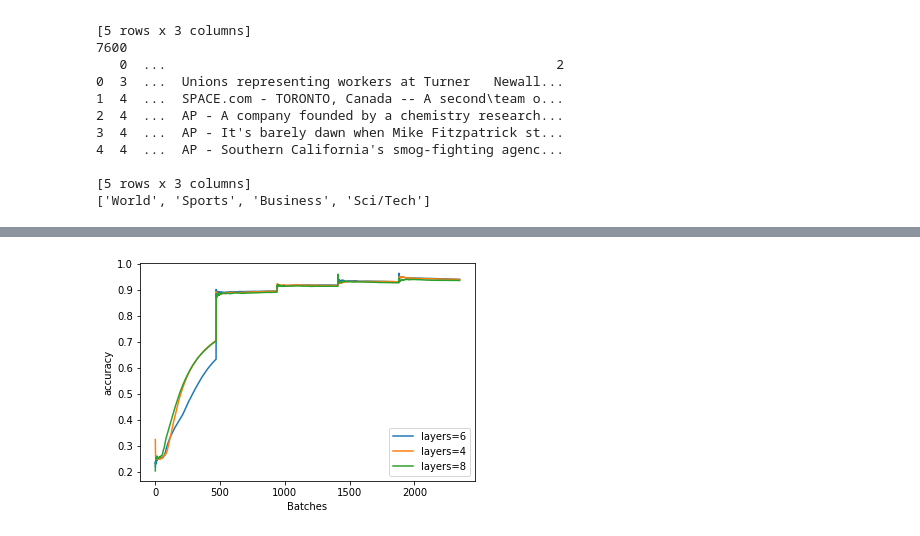
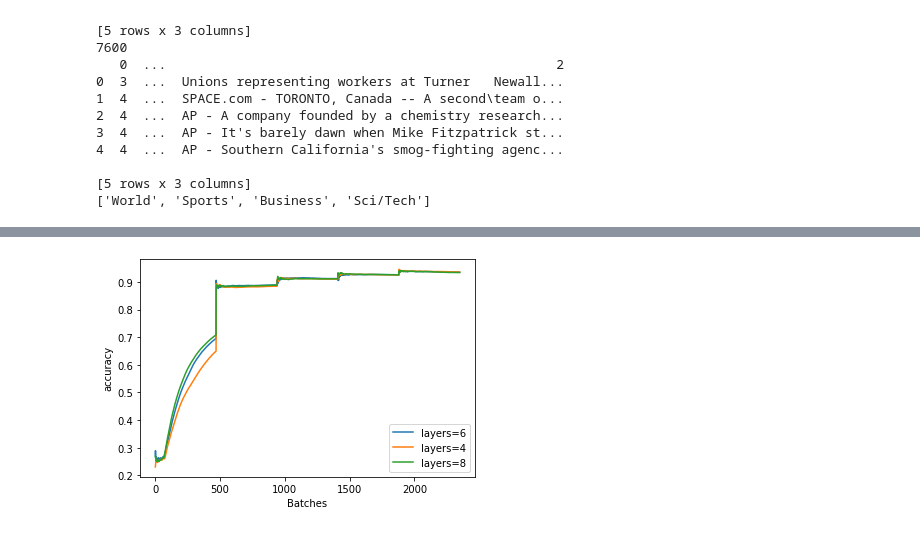
Before and after one commit to buzhangjiuzhou/DLfinal, a Jupyter notebook: bert_AGnews_3.ipynb, the cells around one changed output, grey strips where cells are left out. Saved outputs shown, nothing was run; the diff lists cells and outputs as text; code cells hidden in the pictures.

```diff
--- a/bert_AGnews_3.ipynb
+++ b/bert_AGnews_3.ipynb
@@ -158,7 +158,7 @@ validation_rate = 0.1
 # %%
 # 模型放在这里
 # model = TFBertForSequenceClassification.from_pretrained("bert-base-uncased", num_labels=4) # 分类类别数
-cnfg = BertConfig(hidden_size=hidden_size, num_labels=4, num_hidden_layers=6, num_attention_heads=4, intermediate_size=512)
+cnfg = BertConfig(hidden_size=hidden_size, num_labels=4, num_hidden_layers=6, num_attention_heads=4, intermediate_size=1024)
 model = TFBertForSequenceClassification(cnfg)
 # model.summary()
 # model.config
@@ -467,5 +470,5 @@ Epoch 5/5
 # %%
-cnfg = BertConfig(hidden_size=hidden_size, num_labels=4, num_hidden_layers=4, num_attention_heads=4, intermediate_size=512)
+cnfg = BertConfig(hidden_size=hidden_size, num_labels=4, num_hidden_layers=4, num_attention_heads=4, intermediate_size=1024)
 model = TFBertForSequenceClassification(cnfg)
 optimizer = tf.keras.optimizers.Adam(learning_rate=0.0001, epsilon=1e-08, clipnorm=1.0)
 loss = tf.keras.losses.SparseCategoricalCrossentropy(from_logits=True)
@@ -479,7 +482,7 @@ history1 = model.fit(x=[train_ids, train_mask],
      callbacks=[BatchCallback()],
      shuffle=True)
 
-cnfg = BertConfig(hidden_size=hidden_size, num_labels=4, num_hidden_layers=8, num_attention_heads=4, intermediate_size=512)
+cnfg = BertConfig(hidden_size=hidden_size, num_labels=4, num_hidden_layers=8, num_attention_heads=4, intermediate_size=1024)
 model = TFBertForSequenceClassification(cnfg)
 optimizer = tf.keras.optimizers.Adam(learning_rate=0.0001, epsilon=1e-08, clipnorm=1.0)
 loss = tf.keras.losses.SparseCategoricalCrossentropy(from_logits=True)
@@ -518 +521 @@ Epoch 5/5
-[figure, old version]
+[figure, new version]
```
Also changed, not shown: parts of 18 cells of this notebook.
